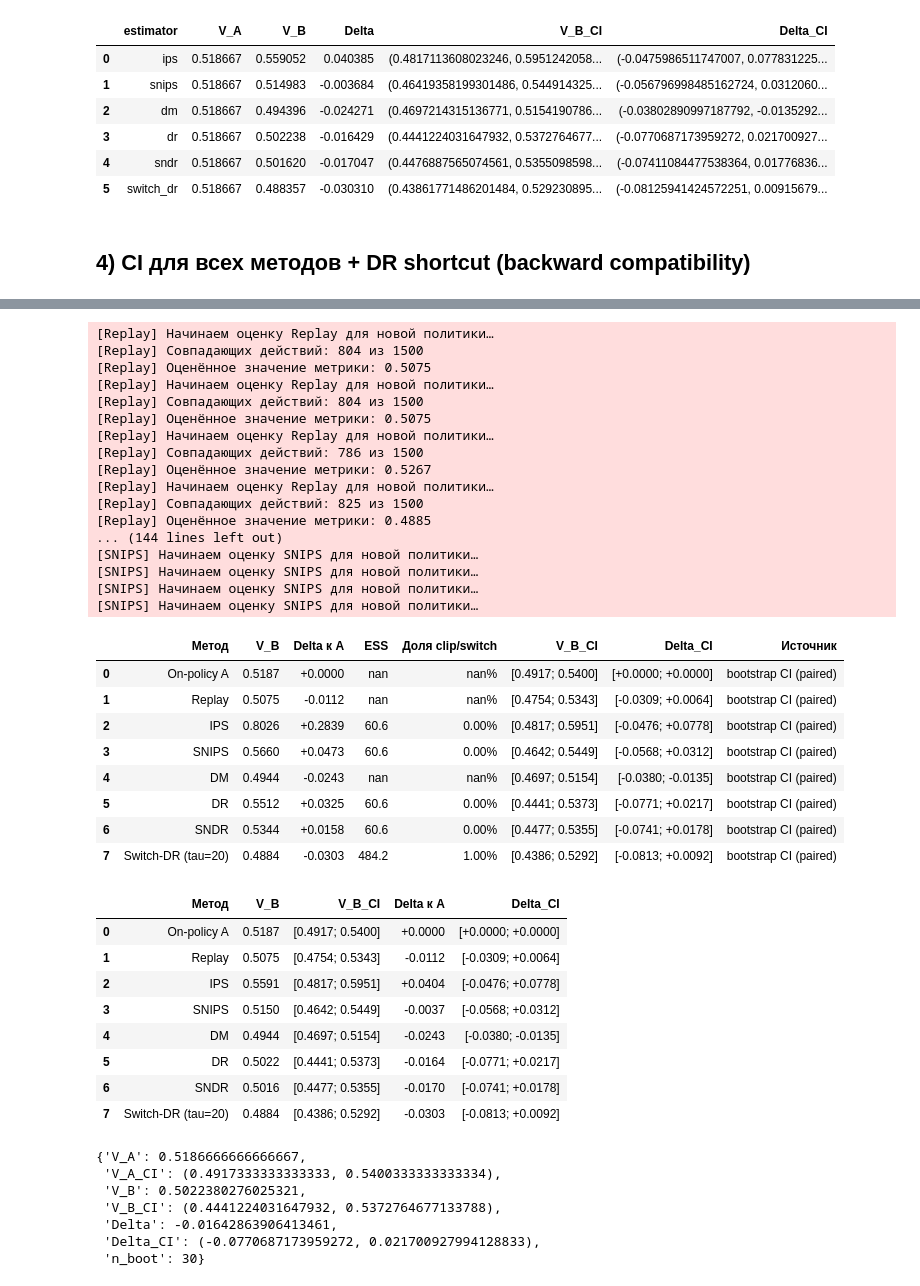
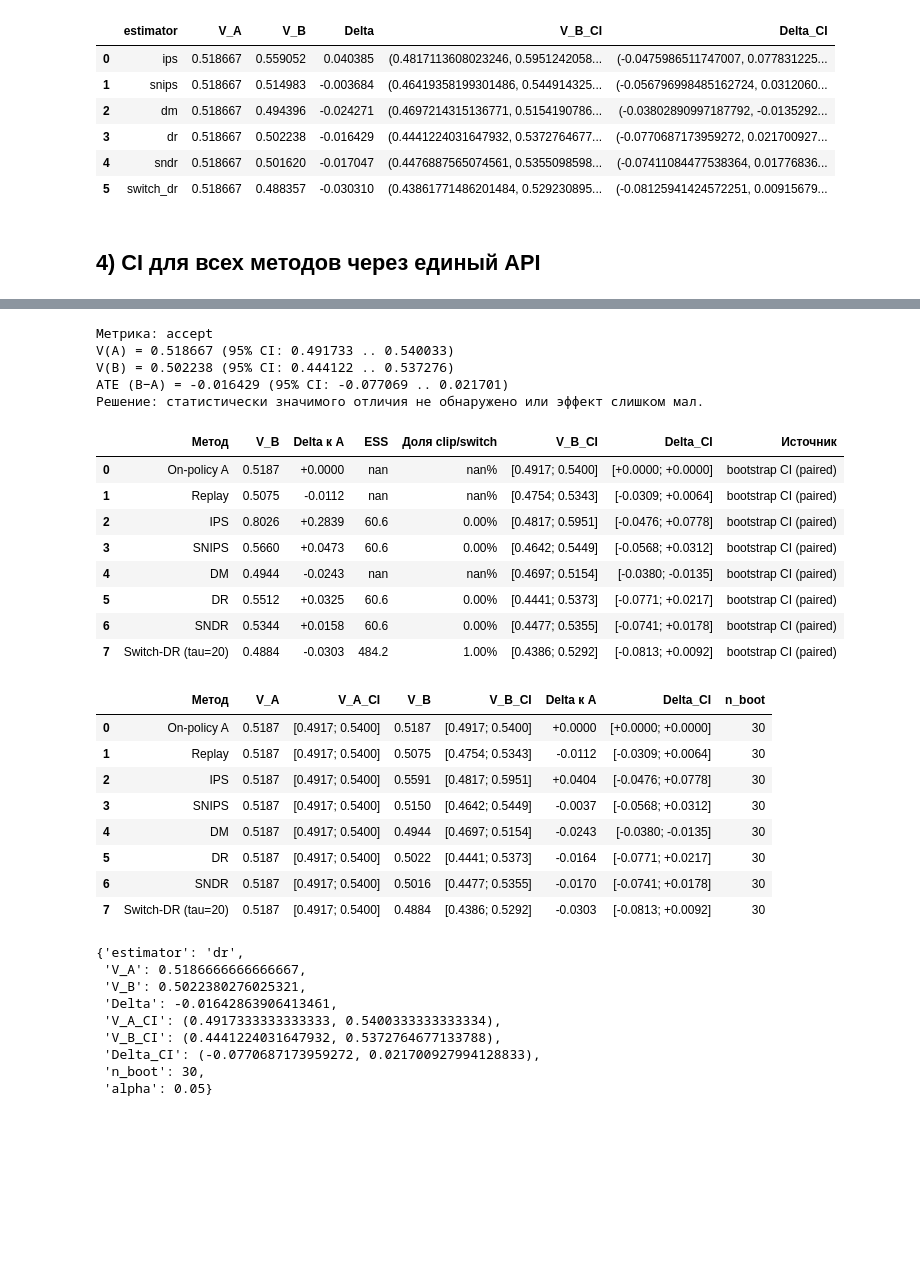
Before and after one commit to Yurashku/OffPolicyLab, a Jupyter notebook: examples/tutorial.ipynb, the cells around one changed output, grey strips where cells are left out. Saved outputs shown, nothing was run; the diff lists cells and outputs as text; code cells hidden in the pictures; blank space fills up the shorter version.

Commit message:
Remove DR-specific bootstrap wrapper and unify CI usage

```diff
--- a/examples/tutorial.ipynb
+++ b/examples/tutorial.ipynb
@@ -216,22 +215,9 @@ display(pd.DataFrame(obj_rows)[["estimator", "V_A", "V_B", "Delta", "V_B_CI", "D
 | 4 | sndr | 0.518667 | 0.501620 | -0.017047 | (0.4476887565074561, 0.5355098598... | (-0.07411084477538364, 0.01776836... |
 | 5 | switch_dr | 0.518667 | 0.488357 | -0.030310 | (0.43861771486201484, 0.529230895... | (-0.08125941424572251, 0.00915679... |
 # %% [markdown]
-## 4) CI для всех методов + DR shortcut (backward compatibility)
+## 4) CI для всех методов через единый API
 # %%
-# 4.1) Backward-compatible DR shortcut
-res = dr_with_bootstrap_ci(
-    logs,
-    policyB,
-    target=target_col,
-    feature_cols=feature_cols,
-    action_col=action_col,
-    cluster_col="user_id",   # можно None, если нет id
-    n_boot=30,
-    weight_clip=20.0,
-)
-print(decision_summary(res, metric_name=target_col, business_threshold=0.0))
-
-# 4.2) CI для всех методов через единый объект
+# CI для всех методов через единый high-level API
 method_map = [
     ("On-policy A", "on_policy"),
     ("Replay", "replay"),
@@ -248,13 +234,17 @@ for method_label, method_name in method_map:
     report = evaluator.evaluate(method_name)
     all_ci_reports.append({
         "Метод": method_label,
+        "V_A": report["V_A"],
+        "V_A_CI": f"[{report['V_A_CI'][0]:.4f}; {report['V_A_CI'][1]:.4f}]",
         "V_B": report["V_B"],
         "V_B_CI": f"[{report['V_B_CI'][0]:.4f}; {report['V_B_CI'][1]:.4f}]",
         "Delta к A": report["Delta"],
         "Delta_CI": f"[{report['Delta_CI'][0]:+.4f}; {report['Delta_CI'][1]:+.4f}]",
+        "n_boot": report["n_boot"],
     })
 
 all_ci_df = pd.DataFrame(all_ci_reports)
+print(decision_summary(evaluator.evaluate("dr"), metric_name=target_col, business_threshold=0.0))
 
 # Итоговая таблица: point-estimate + CI для каждого метода
 comparison_with_ci = comparison_df.merge(
@@ -265,9 +255,8 @@ comparison_with_ci = comparison_df.merge(
 comparison_with_ci["Источник"] = "bootstrap CI (paired)"
 
 display(comparison_with_ci.style.format({"V_B": "{:.4f}", "Delta к A": "{:+.4f}", "ESS": "{:.1f}", "Доля clip/switch": "{:.2%}"}))
+display(all_ci_df.style.format({"V_A": "{:.4f}", "V_B": "{:.4f}", "Delta к A": "{:+.4f}"}))
 
-display(all_ci_df.style.format({"V_B": "{:.4f}", "Delta к A": "{:+.4f}"}))
-
-# Для совместимости с прежними примерами оставляем сырой DR-словарь
-res
+# Для удобства: отдельный DR-результат тем же единым API
+evaluator.evaluate("dr")
 # %% [output]
@@ -279,45 +280,35 @@ ATE (B−A) = -0.016429 (95% CI: -0.077069 .. 0.021701)
-[Replay] Начинаем оценку Replay для новой политики…
-[Replay] Совпадающих действий: 804 из 1500
-[Replay] Оценённое значение метрики: 0.5075
-[Replay] Начинаем оценку Replay для новой политики…
-[Replay] Совпадающих действий: 804 из 1500
-[Replay] Оценённое значение метрики: 0.5075
-[Replay] Начинаем оценку Replay для новой политики…
-[Replay] Совпадающих действий: 786 из 1500
-[Replay] Оценённое значение метрики: 0.5267
-[Replay] Начинаем оценку Replay для новой политики…
-[Replay] Совпадающих действий: 825 из 1500
-[Replay] Оценённое значение метрики: 0.4885
-... (144 lines left out)
-[SNIPS] Начинаем оценку SNIPS для новой политики…
-[SNIPS] Начинаем оценку SNIPS для новой политики…
-[SNIPS] Начинаем оценку SNIPS для новой политики…
-[SNIPS] Начинаем оценку SNIPS для новой политики…
+Метрика: accept
+V(A) = 0.518667 (95% CI: 0.491733 .. 0.540033)
+V(B) = 0.502238 (95% CI: 0.444122 .. 0.537276)
+ATE (B−A) = -0.016429 (95% CI: -0.077069 .. 0.021701)
+Решение: статистически значимого отличия не обнаружено или эффект слишком мал.
 |  | Метод | V_B | Delta к A | ESS | Доля clip/switch | V_B_CI | Delta_CI | Источник |
 | 0 | On-policy A | 0.5187 | +0.0000 | nan | nan% | [0.4917; 0.5400] | [+0.0000; +0.0000] | bootstrap CI (paired) |
 | 1 | Replay | 0.5075 | -0.0112 | nan | nan% | [0.4754; 0.5343] | [-0.0309; +0.0064] | bootstrap CI (paired) |
 | 2 | IPS | 0.8026 | +0.2839 | 60.6 | 0.00% | [0.4817; 0.5951] | [-0.0476; +0.0778] | bootstrap CI (paired) |
 | 3 | SNIPS | 0.5660 | +0.0473 | 60.6 | 0.00% | [0.4642; 0.5449] | [-0.0568; +0.0312] | bootstrap CI (paired) |
 | 4 | DM | 0.4944 | -0.0243 | nan | nan% | [0.4697; 0.5154] | [-0.0380; -0.0135] | bootstrap CI (paired) |
 | 5 | DR | 0.5512 | +0.0325 | 60.6 | 0.00% | [0.4441; 0.5373] | [-0.0771; +0.0217] | bootstrap CI (paired) |
 | 6 | SNDR | 0.5344 | +0.0158 | 60.6 | 0.00% | [0.4477; 0.5355] | [-0.0741; +0.0178] | bootstrap CI (paired) |
 | 7 | Switch-DR (tau=20) | 0.4884 | -0.0303 | 484.2 | 1.00% | [0.4386; 0.5292] | [-0.0813; +0.0092] | bootstrap CI (paired) |
-|  | Метод | V_B | V_B_CI | Delta к A | Delta_CI |
-| 0 | On-policy A | 0.5187 | [0.4917; 0.5400] | +0.0000 | [+0.0000; +0.0000] |
-| 1 | Replay | 0.5075 | [0.4754; 0.5343] | -0.0112 | [-0.0309; +0.0064] |
-| 2 | IPS | 0.5591 | [0.4817; 0.5951] | +0.0404 | [-0.0476; +0.0778] |
-| 3 | SNIPS | 0.5150 | [0.4642; 0.5449] | -0.0037 | [-0.0568; +0.0312] |
-| 4 | DM | 0.4944 | [0.4697; 0.5154] | -0.0243 | [-0.0380; -0.0135] |
-| 5 | DR | 0.5022 | [0.4441; 0.5373] | -0.0164 | [-0.0771; +0.0217] |
-| 6 | SNDR | 0.5016 | [0.4477; 0.5355] | -0.0170 | [-0.0741; +0.0178] |
-| 7 | Switch-DR (tau=20) | 0.4884 | [0.4386; 0.5292] | -0.0303 | [-0.0813; +0.0092] |
+|  | Метод | V_A | V_A_CI | V_B | V_B_CI | Delta к A | Delta_CI | n_boot |
+| 0 | On-policy A | 0.5187 | [0.4917; 0.5400] | 0.5187 | [0.4917; 0.5400] | +0.0000 | [+0.0000; +0.0000] | 30 |
+| 1 | Replay | 0.5187 | [0.4917; 0.5400] | 0.5075 | [0.4754; 0.5343] | -0.0112 | [-0.0309; +0.0064] | 30 |
+| 2 | IPS | 0.5187 | [0.4917; 0.5400] | 0.5591 | [0.4817; 0.5951] | +0.0404 | [-0.0476; +0.0778] | 30 |
+| 3 | SNIPS | 0.5187 | [0.4917; 0.5400] | 0.5150 | [0.4642; 0.5449] | -0.0037 | [-0.0568; +0.0312] | 30 |
+| 4 | DM | 0.5187 | [0.4917; 0.5400] | 0.4944 | [0.4697; 0.5154] | -0.0243 | [-0.0380; -0.0135] | 30 |
+| 5 | DR | 0.5187 | [0.4917; 0.5400] | 0.5022 | [0.4441; 0.5373] | -0.0164 | [-0.0771; +0.0217] | 30 |
+| 6 | SNDR | 0.5187 | [0.4917; 0.5400] | 0.5016 | [0.4477; 0.5355] | -0.0170 | [-0.0741; +0.0178] | 30 |
+| 7 | Switch-DR (tau=20) | 0.5187 | [0.4917; 0.5400] | 0.4884 | [0.4386; 0.5292] | -0.0303 | [-0.0813; +0.0092] | 30 |
-{'V_A': 0.5186666666666667,
+{'estimator': 'dr',
+ 'V_A': 0.5186666666666667,
+ 'V_B': 0.5022380276025321,
+ 'Delta': -0.01642863906413461,
  'V_A_CI': (0.4917333333333333, 0.5400333333333334),
- 'V_B': 0.5022380276025321,
  'V_B_CI': (0.4441224031647932, 0.5372764677133788),
- 'Delta': -0.01642863906413461,
  'Delta_CI': (-0.0770687173959272, 0.021700927994128833),
- 'n_boot': 30}
+ 'n_boot': 30,
+ 'alpha': 0.05}
 # %% [markdown]
 ## 5) Как перенести на свой датасет
 
```
Also changed, not shown: parts of 5 cells of this notebook, 4 other files.
